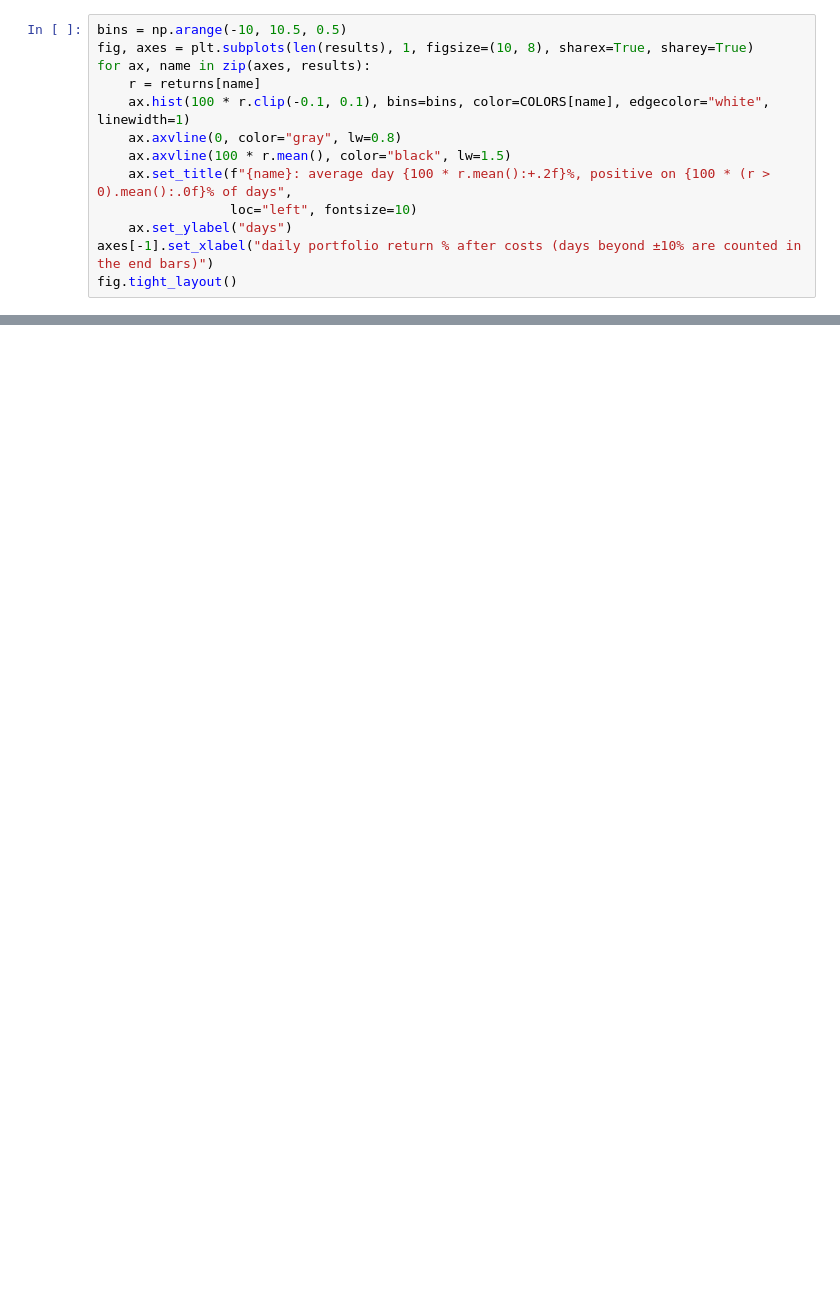
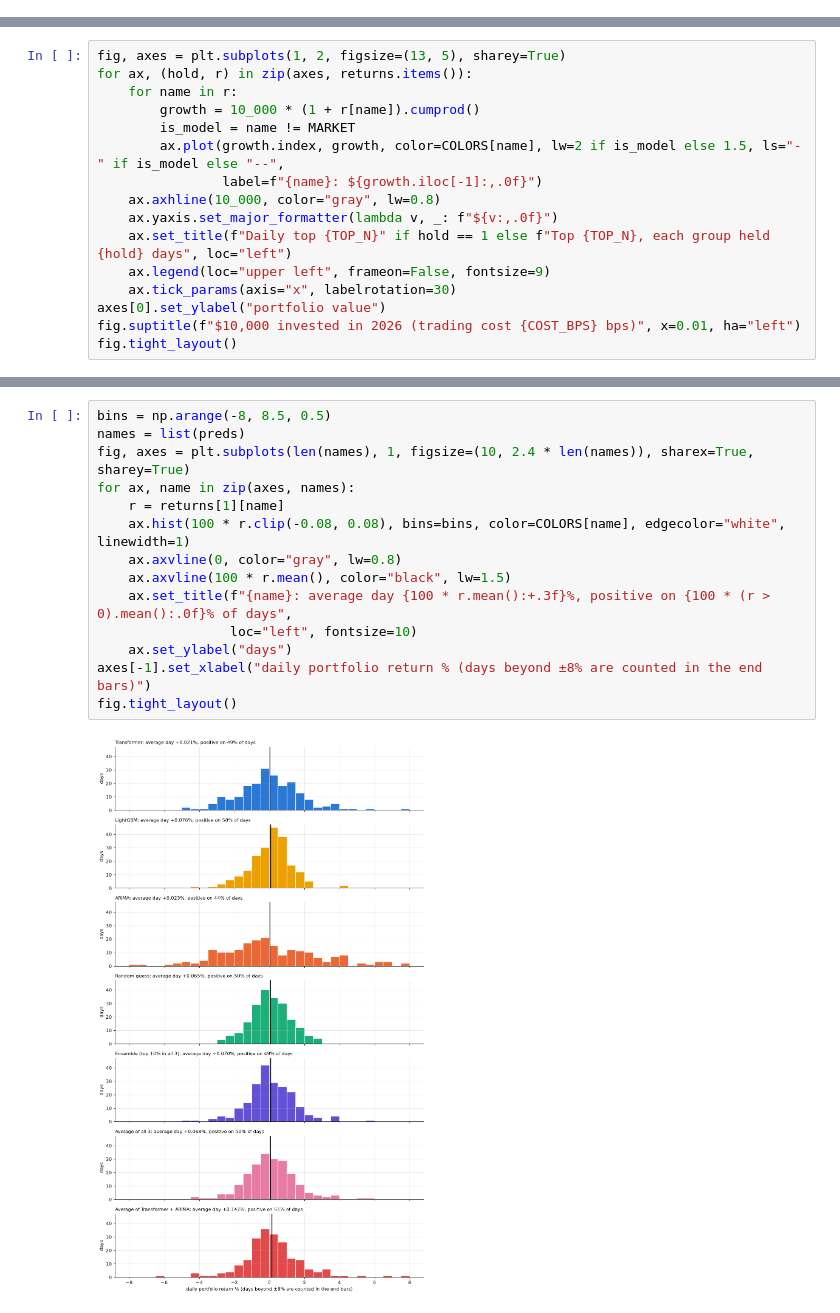
Before and after one commit to Blowsome/transformer_based_trading, a Jupyter notebook: backtest.ipynb, the cells around one changed output, grey strips where cells are left out. Cells and saved outputs as stored; diff of their text form; blank space fills up the shorter version.

```diff
--- a/backtest.ipynb
+++ b/backtest.ipynb
@@ -175,13 +0,0 @@ A useful strategy shifts the whole histogram to the right, not just a few lucky
-# %%
-bins = np.arange(-10, 10.5, 0.5)
-fig, axes = plt.subplots(len(results), 1, figsize=(10, 8), sharex=True, sharey=True)
-for ax, name in zip(axes, results):
-    r = returns[name]
-    ax.hist(100 * r.clip(-0.1, 0.1), bins=bins, color=COLORS[name], edgecolor="white", linewidth=1)
-    ax.axvline(0, color="gray", lw=0.8)
-    ax.axvline(100 * r.mean(), color="black", lw=1.5)
-    ax.set_title(f"{name}: average day {100 * r.mean():+.2f}%, positive on {100 * (r > 0).mean():.0f}% of days",
-                 loc="left", fontsize=10)
-    ax.set_ylabel("days")
-axes[-1].set_xlabel("daily portfolio return % after costs (days beyond ±10% are counted in the end bars)")
-fig.tight_layout()
@@ -264,0 +199,16 @@ drive the totals above.
+# %%
+fig, axes = plt.subplots(1, 2, figsize=(13, 5), sharey=True)
+for ax, (hold, r) in zip(axes, returns.items()):
+    for name in r:
+        growth = 10_000 * (1 + r[name]).cumprod()
+        is_model = name != MARKET
+        ax.plot(growth.index, growth, color=COLORS[name], lw=2 if is_model else 1.5, ls="-" if is_model else "--",
+                label=f"{name}: ${growth.iloc[-1]:,.0f}")
+    ax.axhline(10_000, color="gray", lw=0.8)
+    ax.yaxis.set_major_formatter(lambda v, _: f"${v:,.0f}")
+    ax.set_title(f"Daily top {TOP_N}" if hold == 1 else f"Top {TOP_N}, each group held {hold} days", loc="left")
+    ax.legend(loc="upper left", frameon=False, fontsize=9)
+    ax.tick_params(axis="x", labelrotation=30)
+axes[0].set_ylabel("portfolio value")
+fig.suptitle(f"$10,000 invested in 2026 (trading cost {COST_BPS} bps)", x=0.01, ha="left")
+fig.tight_layout()
@@ -264,0 +221,16 @@ drive the totals above.
+# %%
+bins = np.arange(-8, 8.5, 0.5)
+names = list(preds)
+fig, axes = plt.subplots(len(names), 1, figsize=(10, 2.4 * len(names)), sharex=True, sharey=True)
+for ax, name in zip(axes, names):
+    r = returns[1][name]
+    ax.hist(100 * r.clip(-0.08, 0.08), bins=bins, color=COLORS[name], edgecolor="white", linewidth=1)
+    ax.axvline(0, color="gray", lw=0.8)
+    ax.axvline(100 * r.mean(), color="black", lw=1.5)
+    ax.set_title(f"{name}: average day {100 * r.mean():+.3f}%, positive on {100 * (r > 0).mean():.0f}% of days",
+                 loc="left", fontsize=10)
+    ax.set_ylabel("days")
+axes[-1].set_xlabel("daily portfolio return % (days beyond ±8% are counted in the end bars)")
+fig.tight_layout()
+# %% [output]
+[figure, added]
```
Also changed, not shown: parts of 59 cells of this notebook, 13 other files.
